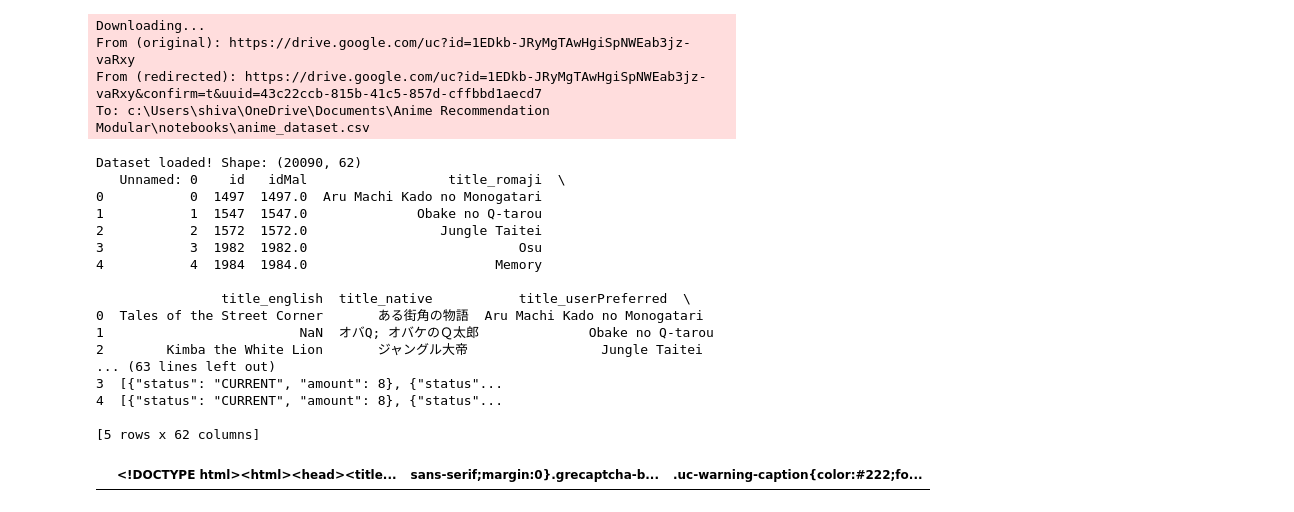
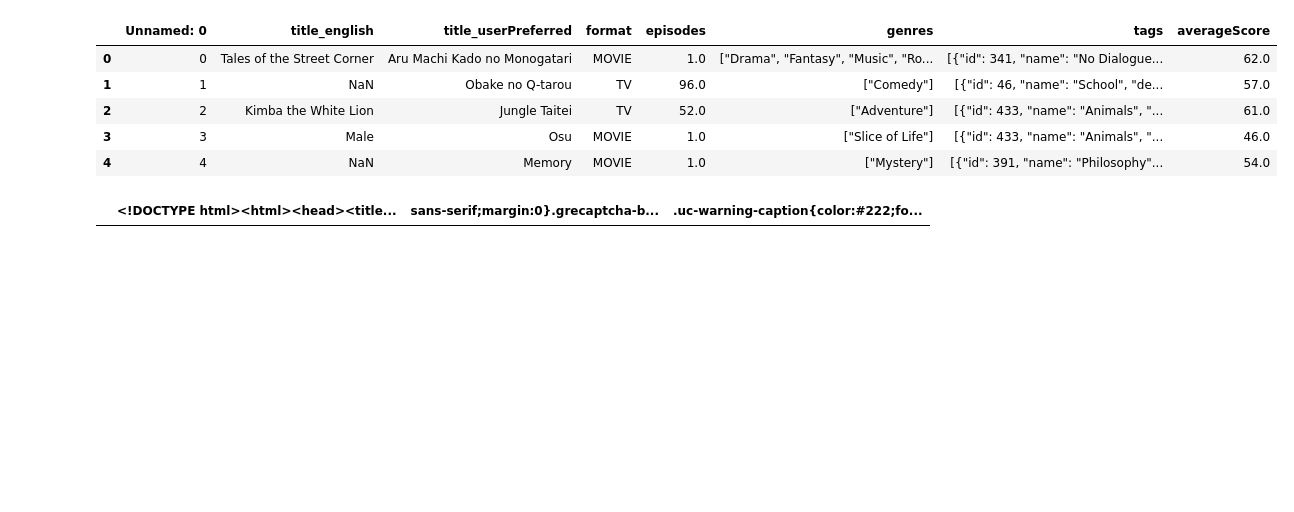
Before and after one commit to SivaPrasanna491/Anime-Recommendation, a Jupyter notebook: notebooks/EDA.ipynb, the cells around one changed output. Saved outputs shown, nothing was run; the diff lists cells and outputs as text; code cells hidden in the pictures; blank space fills up the shorter version.

Commit message:
dataset uploaded to drive

```diff
--- a/notebooks/EDA.ipynb
+++ b/notebooks/EDA.ipynb
@@ -5,46 +5,18 @@ import matplotlib.pyplot as plt
 import sklearn
 %matplotlib inline
 # %%
-import gdown
-import pandas as pd
-
-# Your file ID
-FILE_ID = "1EDkb-JRyMgTAwHgiSpNWEab3jz-vaRxy"
-
-# Google Drive URL
-url = f"https://drive.google.com/uc?id={FILE_ID}"
-
-# Download the file
-output = "anime_dataset.csv"
-gdown.download(url, output, quiet=False)
-
-# Read the CSV
-df = pd.read_csv(output)
-
-print(f"Dataset loaded! Shape: {df.shape}")
-print(df.head())
+# This reads from Drive WITHOUT downloading to disk
+drive_url = f"https://drive.google.com/uc?id=1uIKjoBdBOaSaASPXAmGA0qT7EUPzOTLb&export=download&confirm=t"
+dataset = pd.read_csv(drive_url, encoding='latin')
-# %% [output]
-Downloading...
-From (original): https://drive.google.com/uc?id=1EDkb-JRyMgTAwHgiSpNWEab3jz-vaRxy
-From (redirected): https://drive.google.com/uc?id=1EDkb-JRyMgTAwHgiSpNWEab3jz-vaRxy&confirm=t&uuid=43c22ccb-815b-41c5-857d-cffbbd1aecd7
-To: c:\Users\shiva\OneDrive\Documents\Anime Recommendation Modular\notebooks\anime_dataset.csv
-Dataset loaded! Shape: (20090, 62)
-   Unnamed: 0    id   idMal                  title_romaji  \
-0           0  1497  1497.0  Aru Machi Kado no Monogatari
-1           1  1547  1547.0              Obake no Q-tarou
-2           2  1572  1572.0                 Jungle Taitei
-3           3  1982  1982.0                           Osu
-4           4  1984  1984.0                        Memory
-
-                title_english  title_native           title_userPreferred  \
-0  Tales of the Street Corner       ある街角の物語  Aru Machi Kado no Monogatari
-1                         NaN  オバQ; オバケのＱ太郎              Obake no Q-tarou
-2        Kimba the White Lion       ジャングル大帝                 Jungle Taitei
-... (63 lines left out)
-3  [{"status": "CURRENT", "amount": 8}, {"status"...
-4  [{"status": "CURRENT", "amount": 8}, {"status"...
-
-[5 rows x 62 columns]
+# %%
+dataset.head()
+# %% [output]
+|  | Unnamed: 0 | title_english | title_userPreferred | format | episodes | genres | tags | averageScore |
+| 0 | 0 | Tales of the Street Corner | Aru Machi Kado no Monogatari | MOVIE | 1.0 | ["Drama", "Fantasy", "Music", "Ro... | [{"id": 341, "name": "No Dialogue... | 62.0 |
+| 1 | 1 | NaN | Obake no Q-tarou | TV | 96.0 | ["Comedy"] | [{"id": 46, "name": "School", "de... | 57.0 |
+| 2 | 2 | Kimba the White Lion | Jungle Taitei | TV | 52.0 | ["Adventure"] | [{"id": 433, "name": "Animals", "... | 61.0 |
+| 3 | 3 | Male | Osu | MOVIE | 1.0 | ["Slice of Life"] | [{"id": 433, "name": "Animals", "... | 46.0 |
+| 4 | 4 | NaN | Memory | MOVIE | 1.0 | ["Mystery"] | [{"id": 391, "name": "Philosophy"... | 54.0 |
 # %%
 # df = pd.read_csv(r'C:\Users\shiva\OneDrive\Documents\Anime Recommendation Modular\notebooks\anilist_anime_data_complete.csv', encoding='latin')
 # %%
```
Also changed, not shown: 2 other files.
